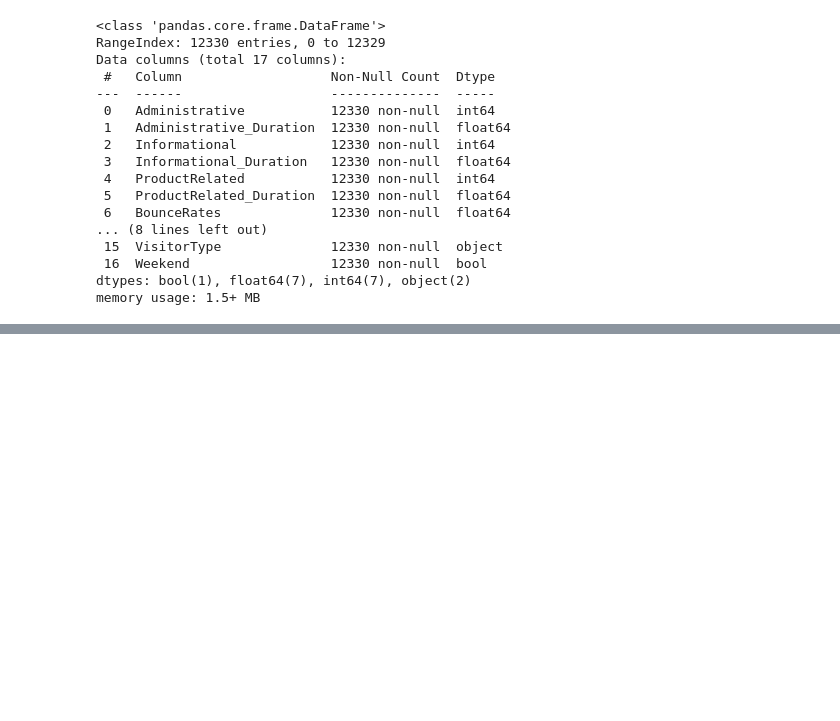
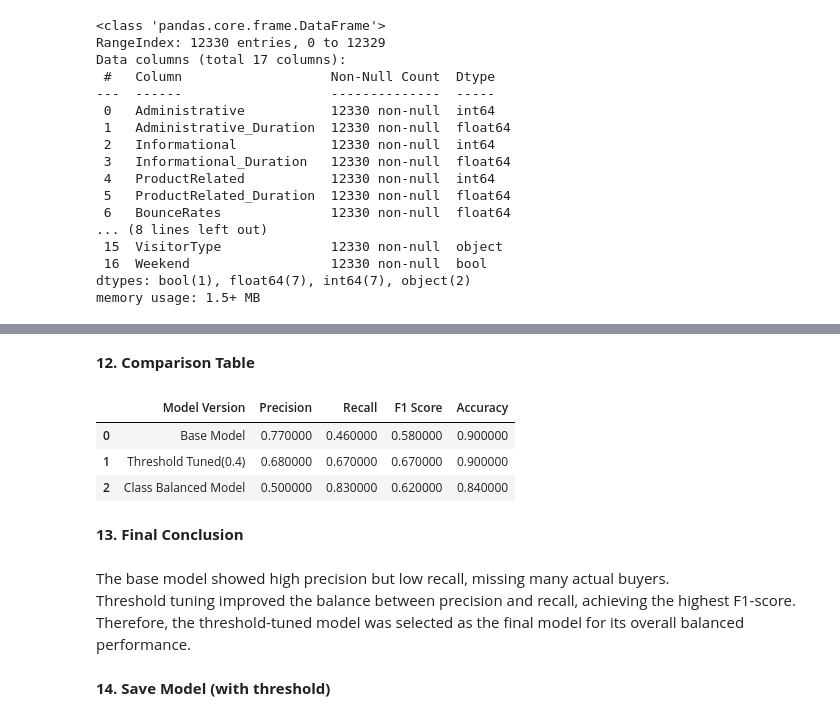
Before and after one commit to officialdishac/ShopSmart-Purchase-Prediction, a Jupyter notebook: shop_smart.ipynb, the cells around one changed output, grey strips where cells are left out. Cells and saved outputs as stored; diff of their text form; code cells hidden in the pictures; blank space fills up the shorter version.

```diff
--- a/shop_smart.ipynb
+++ b/shop_smart.ipynb
@@ -142,0 +258,34 @@ best params: {'model__max_depth': 4, 'model__min_samples_leaf': 50}
+# %% [markdown]
+**12. Comparison Table**
+# %%
+comparison_df= pd.DataFrame({
+
+"Model Version":[
+"Base Model",
+"Threshold Tuned(0.4)",
+"Class Balanced Model"
+],
+
+"Precision":[0.77,0.68,0.50],
+
+"Recall":[0.46,0.67,0.83],
+
+"F1 Score":[0.58,0.67,0.62],
+
+"Accuracy":[0.90,0.90,0.84]
+})
+comparison_df
+comparison_df.style.highlight_max(subset=["F1 Score"], color="lightgreen")
+# %% [output]
+|  | Model Version | Precision | Recall | F1 Score | Accuracy |
+| 0 | Base Model | 0.770000 | 0.460000 | 0.580000 | 0.900000 |
+| 1 | Threshold Tuned(0.4) | 0.680000 | 0.670000 | 0.670000 | 0.900000 |
+| 2 | Class Balanced Model | 0.500000 | 0.830000 | 0.620000 | 0.840000 |
+# %% [markdown]
+**13. Final Conclusion**
+# %% [markdown]
+The base model showed high precision but low recall, missing many actual buyers.
+Threshold tuning improved the balance between precision and recall, achieving the highest F1-score.
+Therefore, the threshold-tuned model was selected as the final model for its overall balanced performance.
+# %% [markdown]
+**14. Save Model (with threshold)**
```
Also changed, not shown: parts of 26 cells of this notebook.
